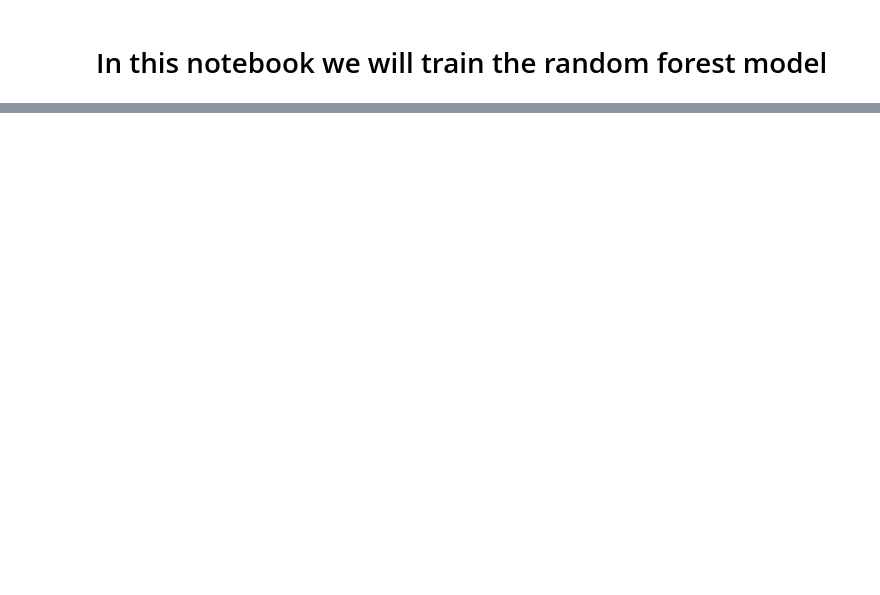
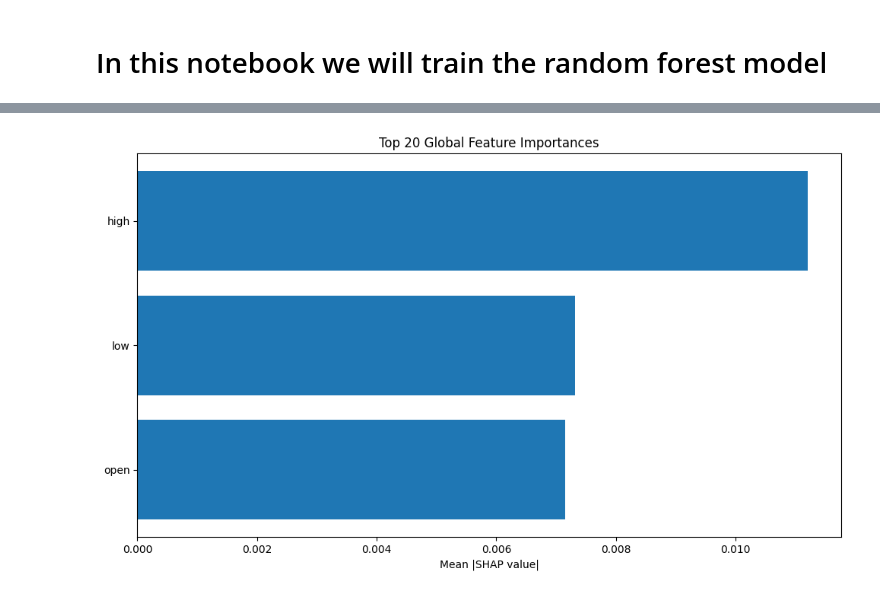
Before and after one commit to Stevenberger1/Stock-Market-Prediction, a Jupyter notebook: src/Models/models/RandomForest.ipynb, the cells around one changed output, grey strips where cells are left out. Cells and saved outputs as stored; diff of their text form; code cells hidden in the pictures; blank space fills up the shorter version.

```diff
--- a/src/Models/models/RandomForest.ipynb
+++ b/src/Models/models/RandomForest.ipynb
@@ -623,0 +239,87 @@ print(df_res.head(15).to_string(index=False))
+# %%
+import warnings, numpy as np, pandas as pd, matplotlib.pyplot as plt
+from pathlib import Path
+from sklearn.ensemble import RandomForestClassifier
+from sklearn.metrics import classification_report
+from sklearn.compose import ColumnTransformer
+from sklearn.pipeline import Pipeline
+from sklearn.utils import resample
+import shap
+
+warnings.filterwarnings("ignore")
+
+# ╭─ CONFIG ─╮
+DATA_PATH = Path(r"C:\Users\ADMIN\Desktop\Coding_projects\stock_market_prediction\Stock-Market-Prediction\data\processed\gemini_btc_data_final_version_with_features_2016_final.csv")
+HORIZON = 4
+BIN_WIDTH = 0.005
+TEST_SIZE = 0.20
+RAND_SEED = 42
+MAX_TRAIN_ROWS = 100_000
+SHAP_PER_YEAR = 120
+
+RF_KWARGS = dict(
+    n_estimators=100, max_depth=12, max_features="sqrt", class_weight="balanced",
+    max_samples=0.6, n_jobs=-1, random_state=RAND_SEED
+)
+
+# ─── LOAD & LABEL ───
+df = pd.read_csv(DATA_PATH, parse_dates=["date"]).sort_values("date")
+if len(df) > MAX_TRAIN_ROWS:
+    df = df.iloc[:: int(len(df) / MAX_TRAIN_ROWS)]
+
+bins = [-np.inf, -BIN_WIDTH, BIN_WIDTH, np.inf]
+df["rel_ret"] = (df["close"].shift(-HORIZON) - df["close"]) / df["close"]
+df["y"] = pd.cut(df["rel_ret"], bins=bins, labels=False, right=False)
+df.dropna(subset=["y"], inplace=True)
+
+X = df.drop(columns=["date", "rel_ret", "y"])
+y = df["y"].astype(int)
+
+split = int(len(df) * (1 - TEST_SIZE))
+X_train, X_test = X.iloc[:split], X.iloc[split:]
+y_train, y_test = y.iloc[:split], y.iloc[split:]
+
+# ─── PIPELINE ───
+num_cols = X_train.select_dtypes("number").columns
+prep = ColumnTransformer([("num", "passthrough", num_cols)], remainder="drop", verbose_feature_names_out=False)
+model = Pipeline([("prep", prep), ("rf", RandomForestClassifier(**RF_KWARGS))])
+model.fit(X_train, y_train)
+
+print("\n📊 20 % hold-out metrics:")
+print(classification_report(y_test, model.predict(X_test), digits=3, zero_division=0))
+
+# ─── LIGHT SHAP SAMPLE ───
+df["year"] = df["date"].dt.year
+df["y_lbl"] = y
+samples = []
+for yr, g in df.groupby("year", observed=True):
+    n = min(SHAP_PER_YEAR, len(g))
+    g_sample = (g.groupby("y_lbl", group_keys=False, observed=True)
+                  .apply(lambda d: resample(d, n_samples=int(n * len(d) / len(g)),
+                                            replace=False, random_state=RAND_SEED)))
+    samples.append(g_sample)
+
+X_shap_df = pd.concat(samples).drop(columns=["date", "rel_ret", "y_lbl", "year"])
+prepped_X = model.named_steps["prep"].transform(X_shap_df)
+
+feat_names = model.named_steps["prep"].get_feature_names_out()
+rf_model = model.named_steps["rf"]
+
+# Force CPU-only SHAP explainability
+explainer = shap.TreeExplainer(rf_model, feature_perturbation="tree_path_dependent", approximate=True)
+shap_list = explainer.shap_values(prepped_X, check_additivity=False)
+
+# ─── GLOBAL IMPORTANCE BAR PLOT ───
+mean_abs = np.mean([np.abs(s) for s in shap_list], axis=0)
+global_importance = np.mean(mean_abs, axis=0)
+sorted_idx = np.argsort(global_importance)[::-1]
+sorted_names = np.array(feat_names)[sorted_idx]
+sorted_values = global_importance[sorted_idx]
+
+plt.figure(figsize=(10, 6))
+plt.barh(sorted_names[:20][::-1], sorted_values[:20][::-1])
+plt.xlabel("Mean |SHAP value|")
+plt.title("Top 20 Global Feature Importances")
+plt.tight_layout()
+plt.show()
+# %% [output]
@@ -623,0 +336 @@ print(df_res.head(15).to_string(index=False))
+[figure, added]
```
Also changed, not shown: parts of 13 cells of this notebook, 5 other files.
